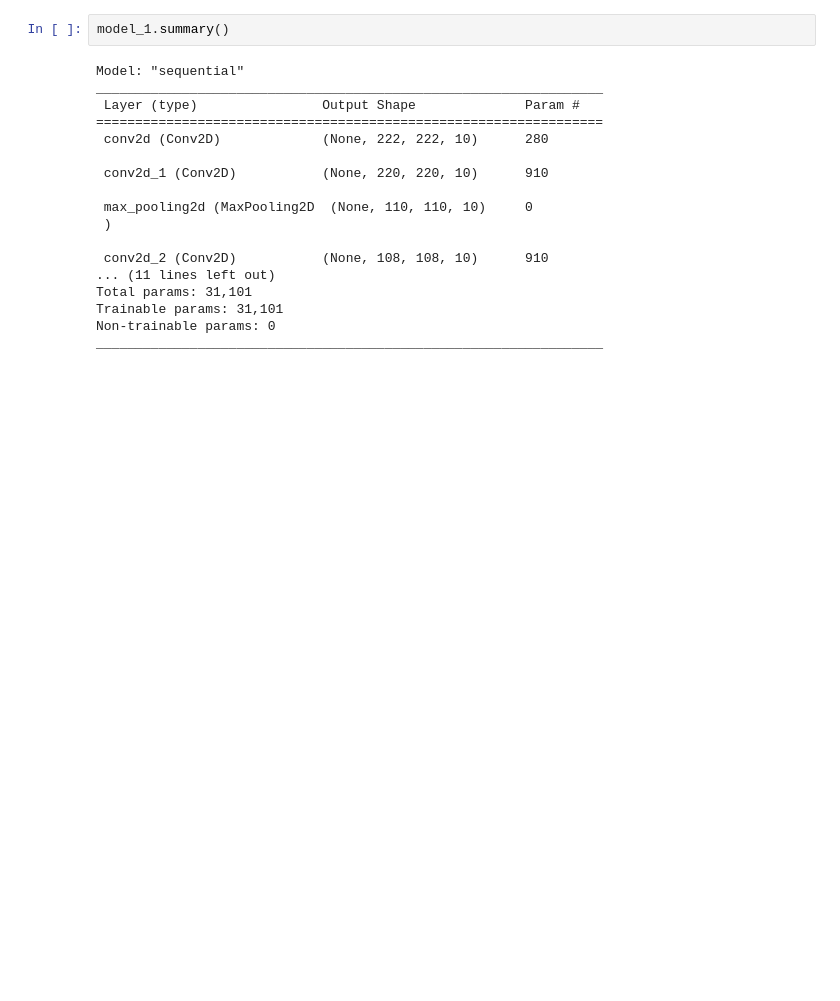
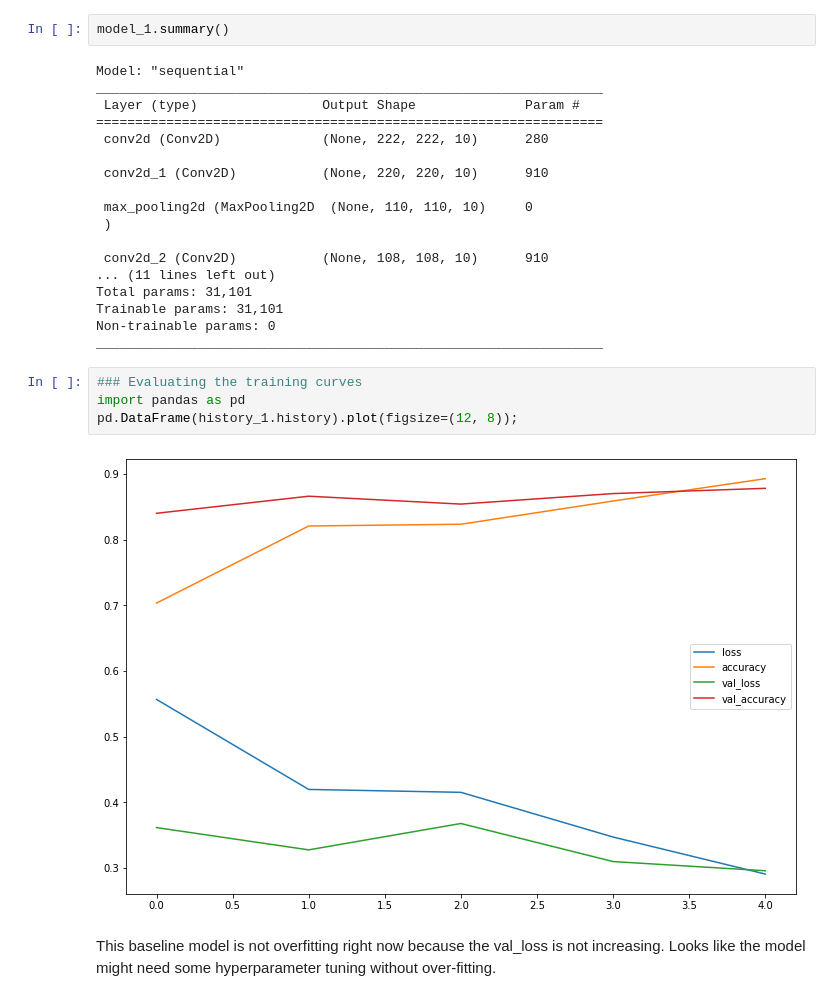
Before and after one commit to hecshzye/food-or-not-model, a Jupyter notebook: convolutional_neural_network_and_computer_vision_with_tensorflow_practice.ipynb, the cells around one changed output. Saved outputs shown, nothing was run; the diff lists cells and outputs as text; blank space fills up the shorter version.

Commit message:
Created using Colaboratory (Rough/PracticeCNN-presently evaluating further)

```diff
--- a/convolutional_neural_network_and_computer_vision_with_tensorflow_practice.ipynb
+++ b/convolutional_neural_network_and_computer_vision_with_tensorflow_practice.ipynb
@@ -146,3 +146,12 @@ Total params: 31,101
 Trainable params: 31,101
 Non-trainable params: 0
 _________________________________________________________________
+# %%
+### Evaluating the training curves
+import pandas as pd
+pd.DataFrame(history_1.history).plot(figsize=(12, 8));
+# %% [output]
+[figure, added]
+# %% [markdown]
+This baseline model is not overfitting right now because the val_loss is not increasing.
+Looks like the model might need some hyperparameter tuning without over-fitting.
```
Also changed, not shown: parts of 1 cell of this notebook.
